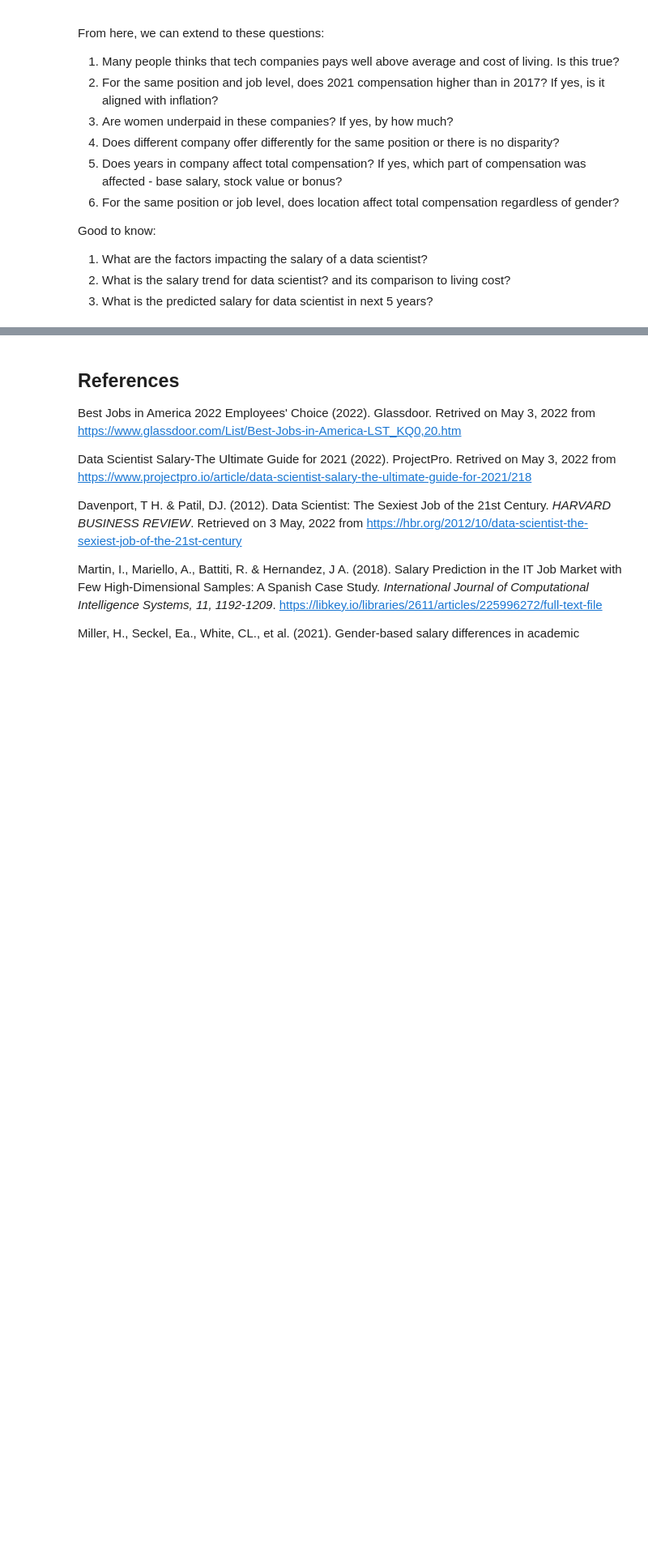
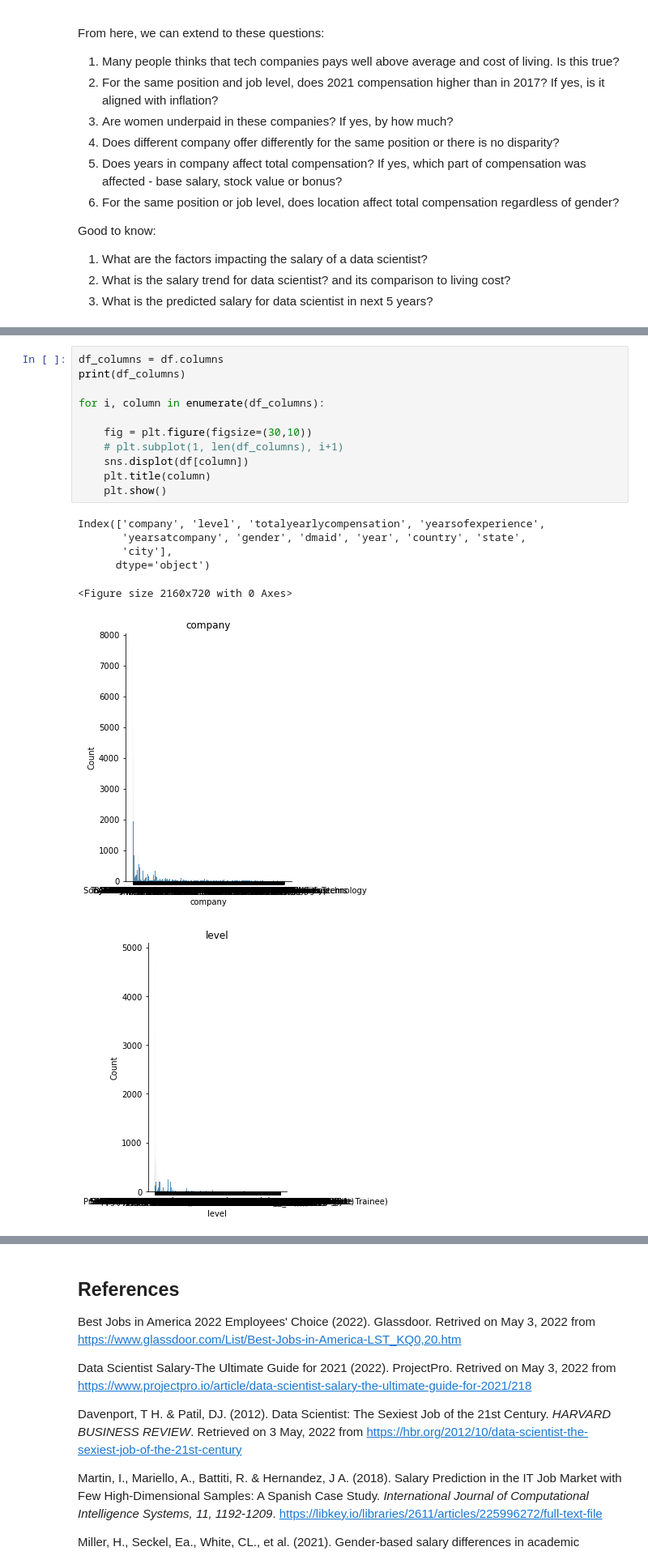
Before and after one commit to yuenherny/um-wqd7003-ds-salary-analysis, a Jupyter notebook: notebook-analysis/[master]/[Master] DS & STEM Salary Analysis.ipynb, the cells around one changed output, grey strips where cells are left out. Shown at 81% size. Drawn from its saved outputs; the diff is of its cells as text; blank space fills up the shorter version.

```diff
--- a/notebook-analysis/[master]/[Master] DS & STEM Salary Analysis.ipynb
+++ b/notebook-analysis/[master]/[Master] DS & STEM Salary Analysis.ipynb
@@ -532,0 +598,19 @@ Good to know:
+# %%
+df_columns = df.columns
+print(df_columns)
+
+for i, column in enumerate(df_columns):
+
+    fig = plt.figure(figsize=(30,10))
+    # plt.subplot(1, len(df_columns), i+1)
+    sns.displot(df[column])
+    plt.title(column)
+    plt.show()
+# %% [output]
+Index(['company', 'level', 'totalyearlycompensation', 'yearsofexperience',
+       'yearsatcompany', 'gender', 'dmaid', 'year', 'country', 'state',
+       'city'],
+      dtype='object')
+<Figure size 2160x720 with 0 Axes>
+[figure, added]
+[figure, added]
```
Also changed, not shown: parts of 17 cells of this notebook, 1 other file.
